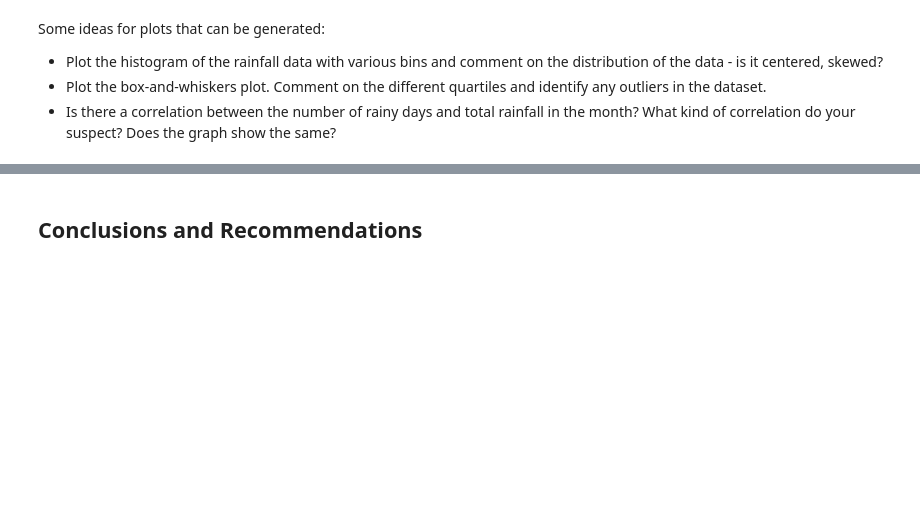
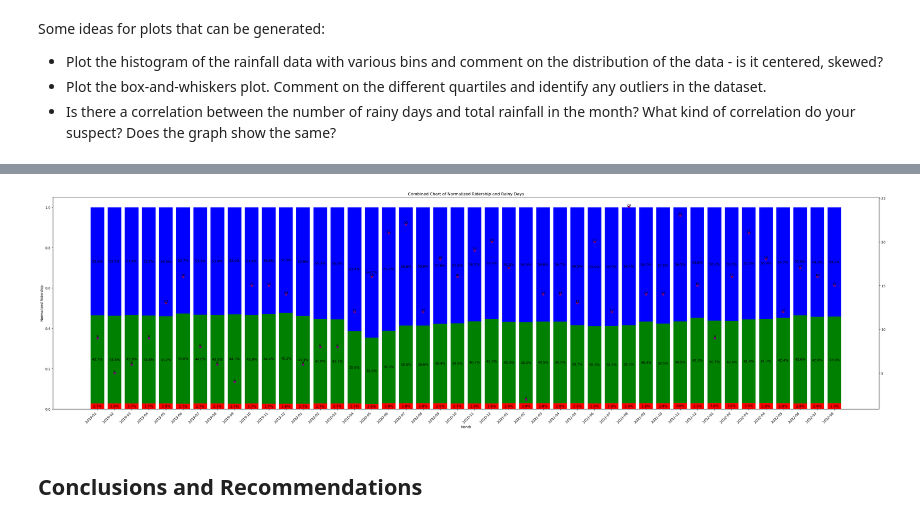
Before and after one commit to ivanchanzhengyang/Project-1, a Jupyter notebook: Project 1 codes.ipynb, the cells around one changed output, grey strips where cells are left out. Saved outputs shown, nothing was run; the diff lists cells and outputs as text; code cells hidden in the pictures; blank space fills up the shorter version.

```diff
--- a/Project 1 codes.ipynb
+++ b/Project 1 codes.ipynb
@@ -480,3 +459,88 @@ plt.show()
+# %%
+# Normalize the data to make each bar reach the top
+df_normalized = df_rainy_ridership[['bus', 'mrt', 'lrt']].div(df_rainy_ridership['ridership'], axis=0)
+
+# Create a figure with a single set of axes
+fig, ax1 = plt.subplots(figsize=(35, 10))
+
+# Stacked column chart for normalized "lrt," "mrt," and "bus"
+months = df_rainy_ridership['month']
+lrt = df_normalized['lrt']
+mrt = df_normalized['mrt']
+bus = df_normalized['bus']
+bars_lrt = ax1.bar(months, lrt, color='red')
+bars_mrt = ax1.bar(months, mrt, bottom=lrt, color='green')
+bars_bus = ax1.bar(months, bus, bottom=[i+j for i,j in zip(lrt, mrt)], color='blue')
+
+# Labels for the stacked bars (centered within the bars)
+for i, (bar, h_lrt, h_mrt, h_bus) in enumerate(zip(bars_lrt, lrt, mrt, bus)):
+    total_height = h_lrt + h_mrt + h_bus
+    denormalized_value = total_height * (df_rainy_ridership[['lrt', 'mrt', 'bus']].max() - df_rainy_ridership[['lrt', 'mrt', 'bus']].min()) + df_rainy_ridership[['lrt', 'mrt', 'bus']].min()
+
+    # Calculate percentages for each segment
+    lrt_percentage = h_lrt * 100
+    mrt_percentage = h_mrt * 100
+    bus_percentage = h_bus * 100
+
+    # Display percentages at the center of their respective segments
+    ax1.text(
+        bar.get_x() + bar.get_width() / 2,
+        h_lrt / 2,
+        f"{lrt_percentage:.1f}%",
+        ha='center',
+        va='center',
+        fontsize=10,
+        color='black',
+    )
+    ax1.text(
+        bar.get_x() + bar.get_width() / 2,
+        h_lrt + h_mrt / 2,
+        f"{mrt_percentage:.1f}%",
+        ha='center',
+        va='center',
+        fontsize=10,
+        color='black',
+    )
+    ax1.text(
+        bar.get_x() + bar.get_width() / 2,
+        h_lrt + h_mrt + h_bus / 2,
+        f"{bus_percentage:.1f}%",
+        ha='center',
+        va='center',
+        fontsize=10,
+        color='black',
+    )
+
+# Set labels and title for the primary y-axis
+ax1.set_xlabel('Month')
+ax1.set_ylabel('Normalized Ridership')
+ax1.set_title('Combined Chart of Normalized Ridership and Rainy Days')
+
+# Create a secondary y-axis for the scatterplot
+ax2 = ax1.twinx()
+
+# Scatterplot for "rainy_days" on the secondary y-axis
+ax2.scatter(df_rainy_ridership['month'], df_rainy_ridership['rainy_days'], marker='o', color='purple')
+
+# Labels for the scatterplot data points (above the points)
+for x, y in zip(df_rainy_ridership['month'], df_rainy_ridership['rainy_days']):
+    ax2.text(x, y, f"{y}", ha='center', va='bottom', fontsize=10)
+
+# Adjust the x-axis labels
+ax1.set_xticks(months)
+ax1.set_xticklabels(months, rotation=45, ha='right')
+
+# Adjust the legends
+lines1, labels1 = ax1.get_legend_handles_labels()
+
+# Adjust spacing
+plt.tight_layout()
+
+# Save the figure and show the plot
+plt.savefig('Generated images/Combined_Chart_with_Percentages_Labels (Normalized).png', dpi=300, bbox_inches='tight')
+plt.show()
+# %% [output]
+[figure, added]
 # %% [markdown]
 ## Conclusions and Recommendations
 # %% [markdown]
```
Also changed, not shown: parts of 7 cells of this notebook, 21 other files.
